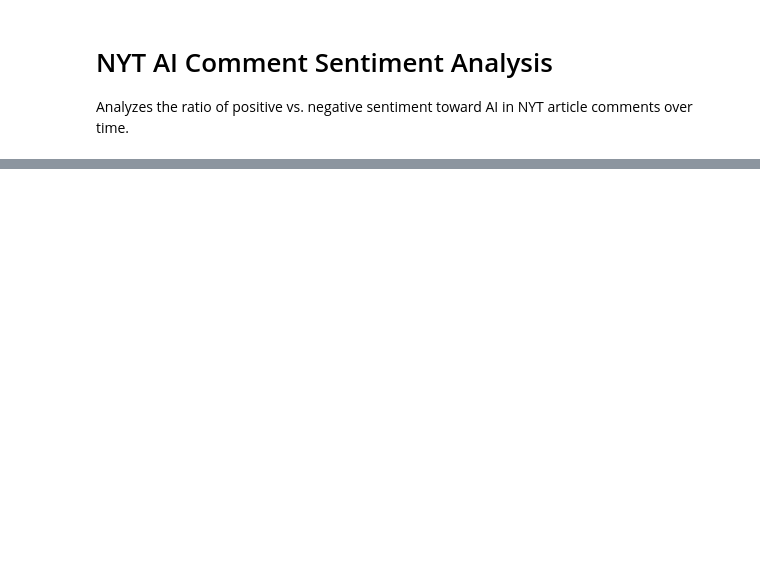
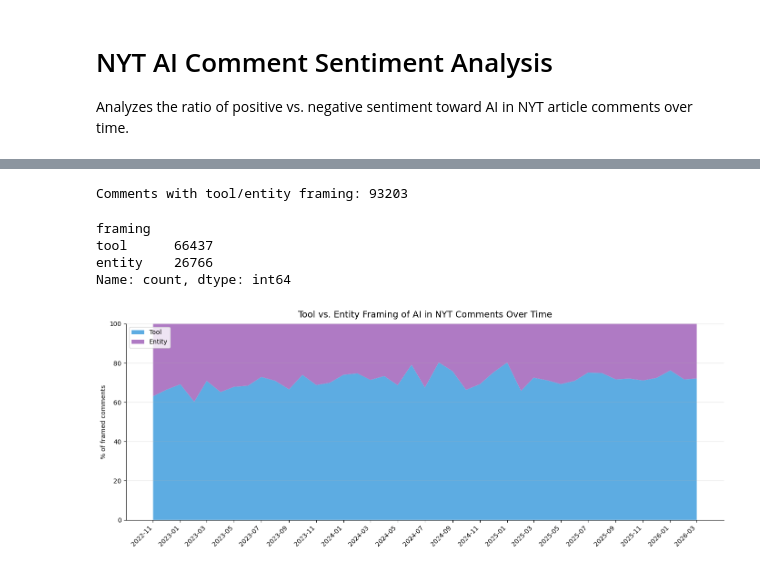
Before and after one commit to peterkirgis/ai-indicators, a Jupyter notebook: analysis.ipynb, the cells around one changed output, grey strips where cells are left out. Saved outputs shown, nothing was run; the diff lists cells and outputs as text; code cells hidden in the pictures; blank space fills up the shorter version.

Commit message:
added data visualization

```diff
--- a/analysis.ipynb
+++ b/analysis.ipynb
@@ -97,0 +122,55 @@ plt.show()
+# %%
+# Build framing dataframe (exclude "neither" and unclassified)
+framing_rows = []
+for article in articles:
+    for comment in article["comments"]:
+        if comment.get("framing") in ("tool", "entity"):
+            framing_rows.append({
+                "month": article["month"],
+                "framing": comment["framing"],
+                "sentiment": comment.get("sentiment", ""),
+                "confidence": comment.get("confidence", ""),
+            })
+
+df_framing = pd.DataFrame(framing_rows)
+df_framing["month"] = pd.to_datetime(df_framing["month"] + "-01")
+print(f"Comments with tool/entity framing: {len(df_framing)}")
+df_framing["framing"].value_counts()
+# %% [output]
+Comments with tool/entity framing: 93203
+framing
+tool      66437
+entity    26766
+Name: count, dtype: int64
+# %%
+# Tool vs Entity ratio over time
+monthly_framing = df_framing.groupby(["month", "framing"]).size().unstack(fill_value=0)
+monthly_framing["total"] = monthly_framing.sum(axis=1)
+monthly_framing["pct_tool"] = monthly_framing["tool"] / monthly_framing["total"] * 100
+monthly_framing["pct_entity"] = monthly_framing["entity"] / monthly_framing["total"] * 100
+
+fig, ax = plt.subplots(figsize=(14, 5.5))
+
+ax.stackplot(
+    monthly_framing.index,
+    monthly_framing["pct_tool"],
+    monthly_framing["pct_entity"],
+    labels=["Tool", "Entity"],
+    colors=["#3498db", "#9b59b6"],
+    alpha=0.8,
+)
+
+ax.set_title("Tool vs. Entity Framing of AI in NYT Comments Over Time", fontsize=14, pad=10)
+ax.set_ylabel("% of framed comments")
+ax.set_ylim(0, 100)
+ax.legend(loc="upper left")
+ax.xaxis.set_major_locator(mdates.MonthLocator(interval=2))
+ax.xaxis.set_major_formatter(mdates.DateFormatter("%Y-%m"))
+plt.setp(ax.get_xticklabels(), rotation=45, ha="right")
+ax.grid(True, axis="y", alpha=0.3)
+ax.spines["top"].set_visible(False)
+ax.spines["right"].set_visible(False)
+fig.tight_layout()
+plt.show()
+# %% [output]
+[figure, added]
```
Also changed, not shown: parts of 6 cells of this notebook, 5 other files.
